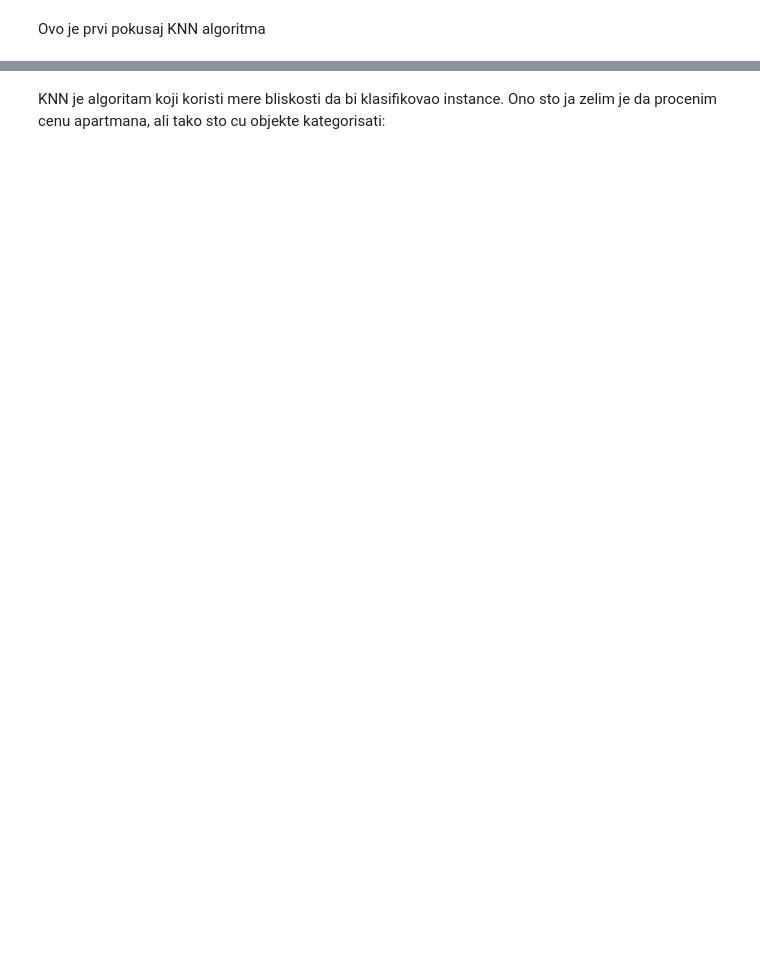
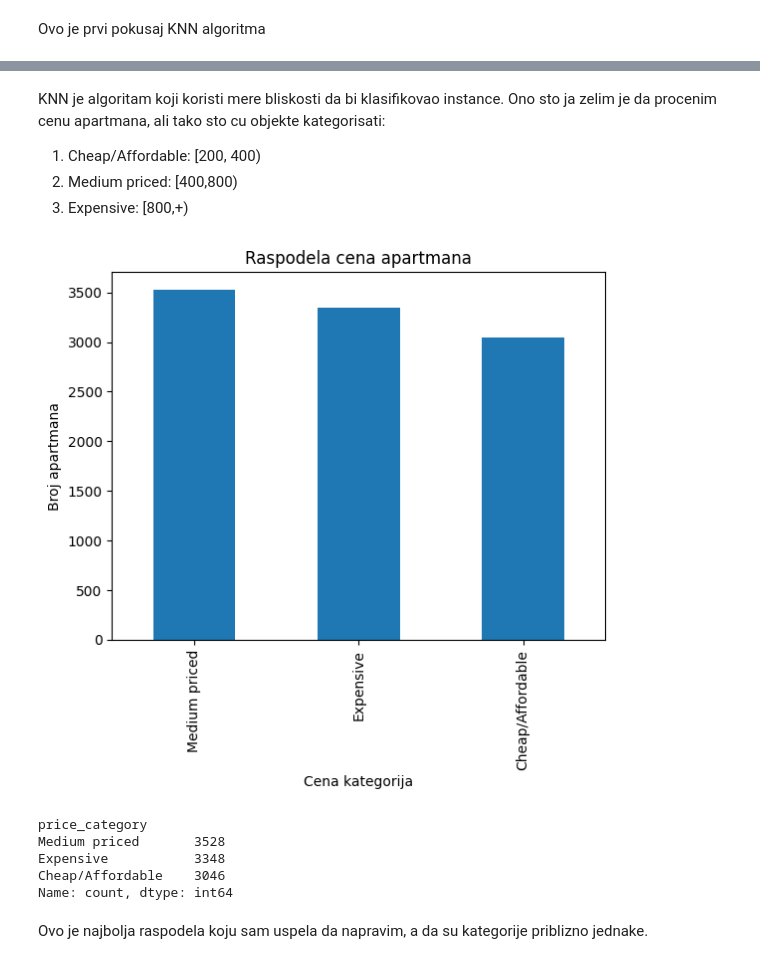
Before and after one commit to MATF-istrazivanje-podataka-1/2023_Data_Mining_Apartments_for_rent_Dataset, a Jupyter notebook: model/classification/KNN.ipynb, the cells around one changed output, grey strips where cells are left out. Saved outputs shown, nothing was run; the diff lists cells and outputs as text; code cells hidden in the pictures; blank space fills up the shorter version.

```diff
--- a/model/classification/KNN.ipynb
+++ b/model/classification/KNN.ipynb
@@ -33,2 +26,33 @@ Name: price, dtype: float64
 # %% [markdown]
 KNN je algoritam koji koristi mere bliskosti da bi klasifikovao instance. Ono sto ja zelim je da procenim cenu apartmana, ali tako sto cu objekte kategorisati:
+1. Cheap/Affordable: [200, 400)
+2. Medium priced: [400,800)
+3. Expensive: [800,+)
+# %%
+# Pretpostavljamo da je df vaš DataFrame sa atributom "price"
+binovi = [199, 1000, 1500, float('inf')]  # Definisanje granica binova
+ime_kategorija = ['Cheap/Affordable', 'Medium priced', 'Expensive']
+
+df['price_category'] = pd.cut(df['price'], bins=binovi, labels=ime_kategorija, right=True)
+# %%
+# Grupisanje po kategorijama i brojanje pojavljivanja
+broj_pojavljivanja = df['price_category'].value_counts()
+
+# Prikazivanje podataka na bar plot-u
+broj_pojavljivanja.plot(kind='bar')
+plt.xlabel('Cena kategorija')
+plt.ylabel('Broj apartmana')
+plt.title('Raspodela cena apartmana')
+plt.show()
+# %% [output]
+[figure, added]
+# %%
+df['price_category'].value_counts()
+# %% [output]
+price_category
+Medium priced       3528
+Expensive           3348
+Cheap/Affordable    3046
+Name: count, dtype: int64
+# %% [markdown]
+Ovo je najbolja raspodela koju sam uspela da napravim, a da su kategorije priblizno jednake.
```
Also changed, not shown: parts of 37 cells of this notebook, 1 other file.
